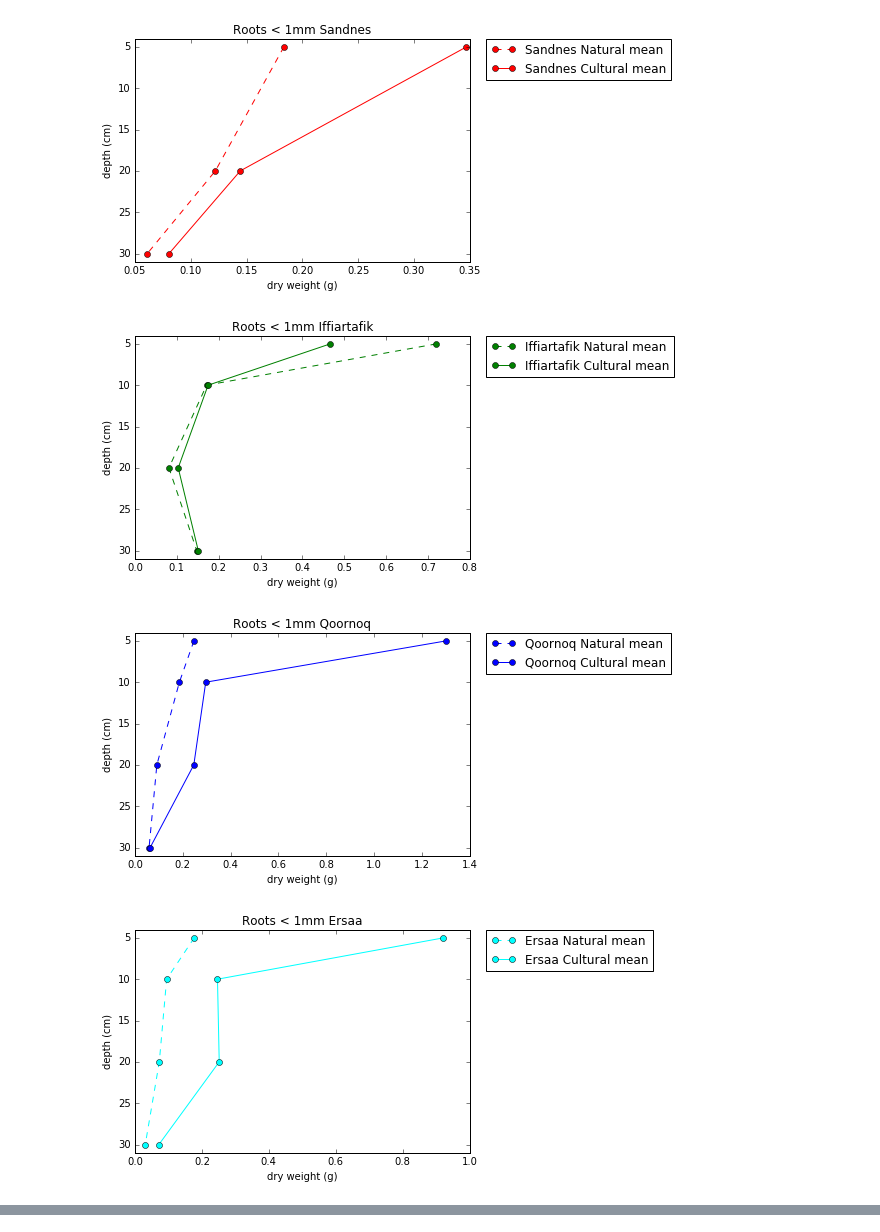
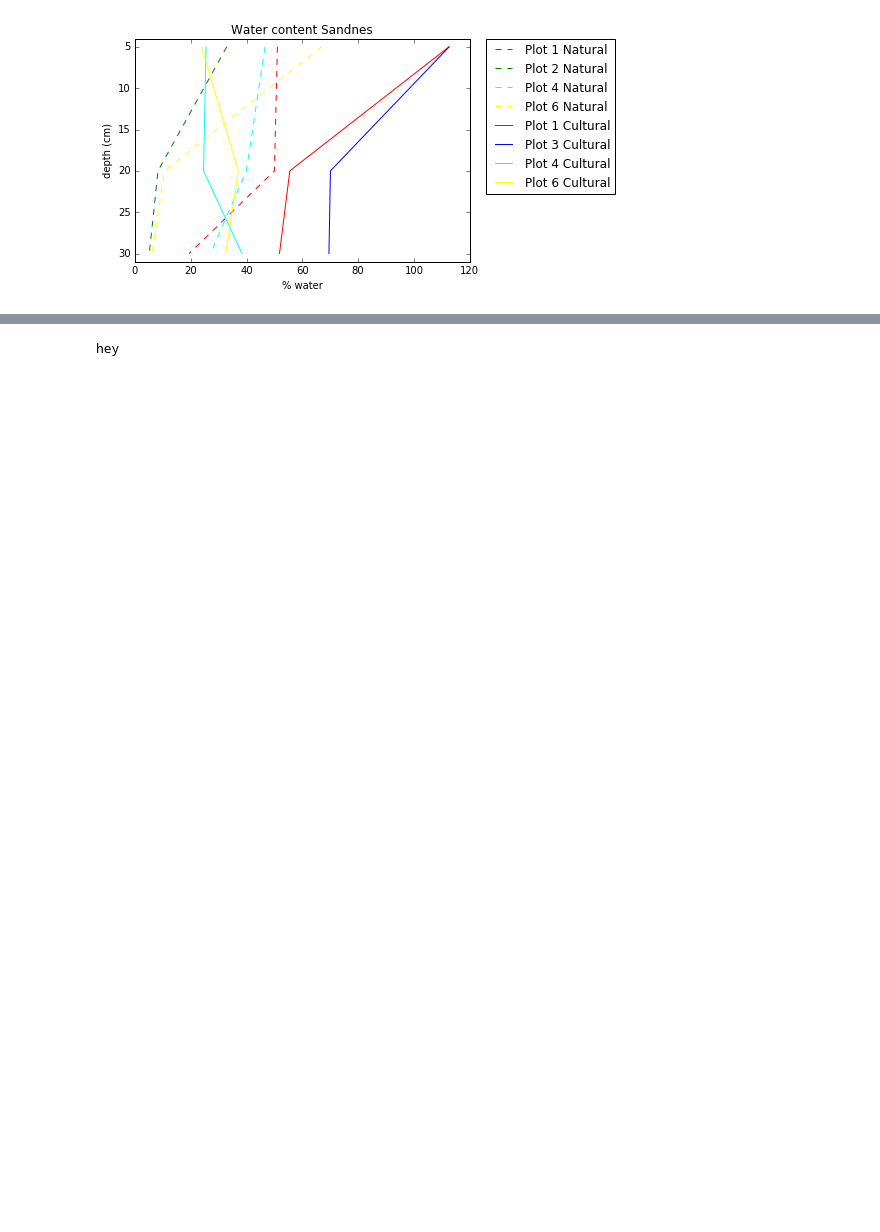
Before and after one commit to rasmusfenger/fieldsamples, a Jupyter notebook: view_soil_samples.ipynb, the cells around one changed output, grey strips where cells are left out. Saved outputs shown, nothing was run; the diff lists cells and outputs as text; code cells hidden in the pictures; blank space fills up the shorter version.

```diff
--- a/view_soil_samples.ipynb
+++ b/view_soil_samples.ipynb
@@ -45,23 +45,20 @@
 # %%
 from plotfunctions import *
 %matplotlib inline
 
-inFile = '/Users/rasmus/Desktop/Lab_sheet_v9.17.xlsx'
-sites = 7
+inFile = '/Users/rasmus/Desktop/Lab_sheet_v9.19.xlsx'
+sites = 1
 types = 3
-variable_1 = 3
-variable_2 = 8
-plotmode = 2
+variable_1 = 1
+variable_2 = 1
+plotmode = 1
 reg = True
 
 ################
 if sites == 7:
     for num in range(1,7):
         plot(inFile, num, types, variable_1, variable_2, plotmode, reg)
 else:
     plot(inFile, sites, types, variable_1, variable_2, plotmode, reg)
 # %% [output]
-[figure, old version]
+[figure, new version]
-[figure, removed]
-[figure, removed]
-[figure, removed]
@@ -69,0 +65,6 @@ else:
+# %%
+a = [1]
+if a:
+    print 'hey'
+# %% [output]
+hey
```
Also changed, not shown: parts of 2 cells of this notebook, 2 other files.
